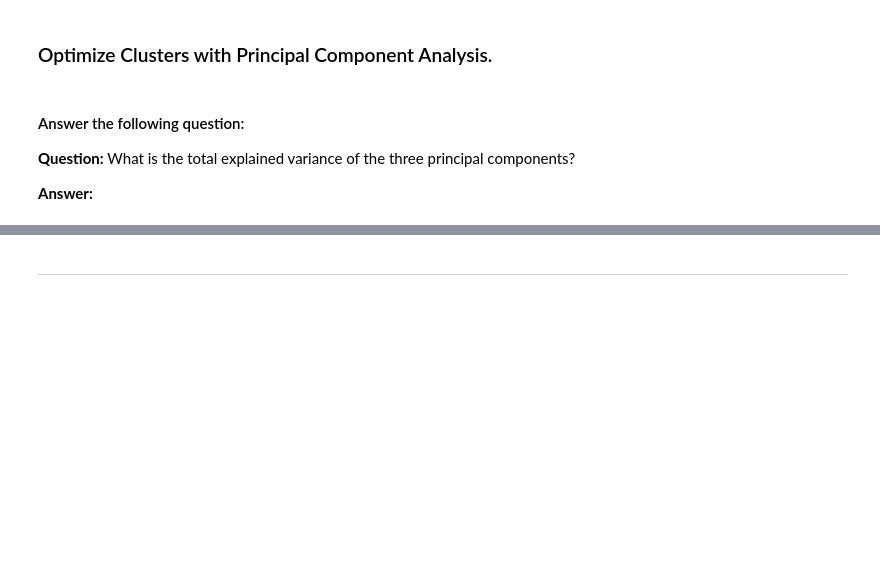
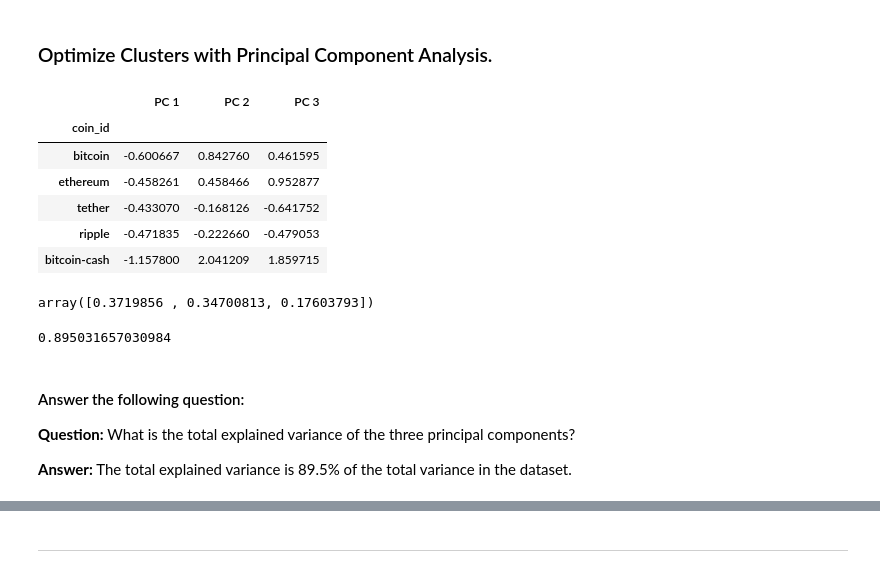
Before and after one commit to drainlm/Crypto_Clustering, a Jupyter notebook: Crypto_Clustering.ipynb, the cells around one changed output, grey strips where cells are left out. Drawn from its saved outputs; the diff is of its cells as text; code cells hidden in the pictures; blank space fills up the shorter version.

```diff
--- a/Crypto_Clustering.ipynb
+++ b/Crypto_Clustering.ipynb
@@ -184,19 +184,42 @@ scatter_plot
 ### Optimize Clusters with Principal Component Analysis.
 # %%
 # Create a PCA model instance and set `n_components=3`.
+pca = PCA(n_components=3)
 # %%
 # Use the PCA model with `fit_transform` to reduce to
 # three principal components.
+pca_data = pca.fit_transform(df_scaled_data)
 
 # View the first five rows of the DataFrame.
+df_pca_data = pd.DataFrame(data=pca_data, columns=['PC 1', 'PC 2', 'PC 3'], index=df_scaled_data.index)
+
+df_pca_data.head()
+# %% [output]
+|  | PC 1 | PC 2 | PC 3 |
+| coin_id |  |  |  |
+| bitcoin | -0.600667 | 0.842760 | 0.461595 |
+| ethereum | -0.458261 | 0.458466 | 0.952877 |
+| tether | -0.433070 | -0.168126 | -0.641752 |
+| ripple | -0.471835 | -0.222660 | -0.479053 |
+| bitcoin-cash | -1.157800 | 2.041209 | 1.859715 |
 # %%
 # Retrieve the explained variance to determine how much information
 # can be attributed to each principal component.
+explained_variance = pca.explained_variance_ratio_
+explained_variance
+# %% [output]
+array([0.3719856 , 0.34700813, 0.17603793])
+# %%
+# Calculation for the Total Explained Variance
+total_explained_variance = sum(explained_variance)
+total_explained_variance
+# %% [output]
+0.895031657030984
 # %% [markdown]
 #### Answer the following question:
 
 **Question:** What is the total explained variance of the three principal components?
 
-**Answer:**
+**Answer:** The total explained variance is 89.5% of the total variance in the dataset.
 # %%
 # Create a new DataFrame with the PCA data.
```
Also changed, not shown: parts of 2 cells of this notebook, 1 other file.
